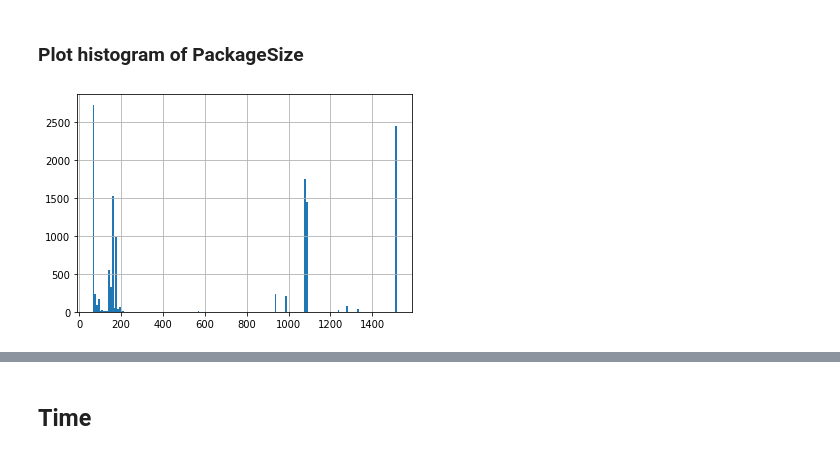
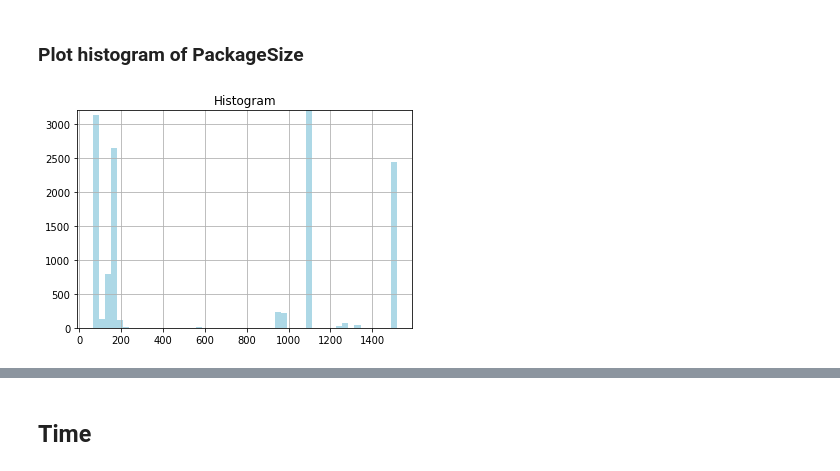
Before and after one commit to caioeverest/mscc, a Jupyter notebook: MSCC1.ipynb, the cells around one changed output, grey strips where cells are left out. Saved outputs shown, nothing was run; the diff lists cells and outputs as text; code cells hidden in the pictures.

```diff
--- a/MSCC1.ipynb
+++ b/MSCC1.ipynb
@@ -39,6 +37,21 @@ df_mediam = df['PackageSize'].median()
+# %%
+ps_mean = df['PackageSize'].mean()
+ps_std = df['PackageSize'].std()
+ps_mediam = df['PackageSize'].median()
+ps_count = df['PackageSize'].size
+ps_min = df['PackageSize'].min()
+ps_max = df['PackageSize'].max()
+ps_array = np.array(df['PackageSize'])
 # %% [markdown]
 ### Plot histogram of PackageSize
-# %%
-hist = df['PackageSize'].hist(bins = int(df_mediam))
-# %% [output]
-[figure, removed]
+# %%
+ps_hx, ps_hy, _ = plt.hist(ps_array, bins=50, color="lightblue")
+
+plt.ylim(0.0,max(ps_hx)+0.05)
+plt.title('Histogram')
+plt.grid()
+
+plt.show()
+plt.close()
+# %% [output]
+[figure, added]
```
Also changed, not shown: parts of 25 cells of this notebook, 2 other files.
